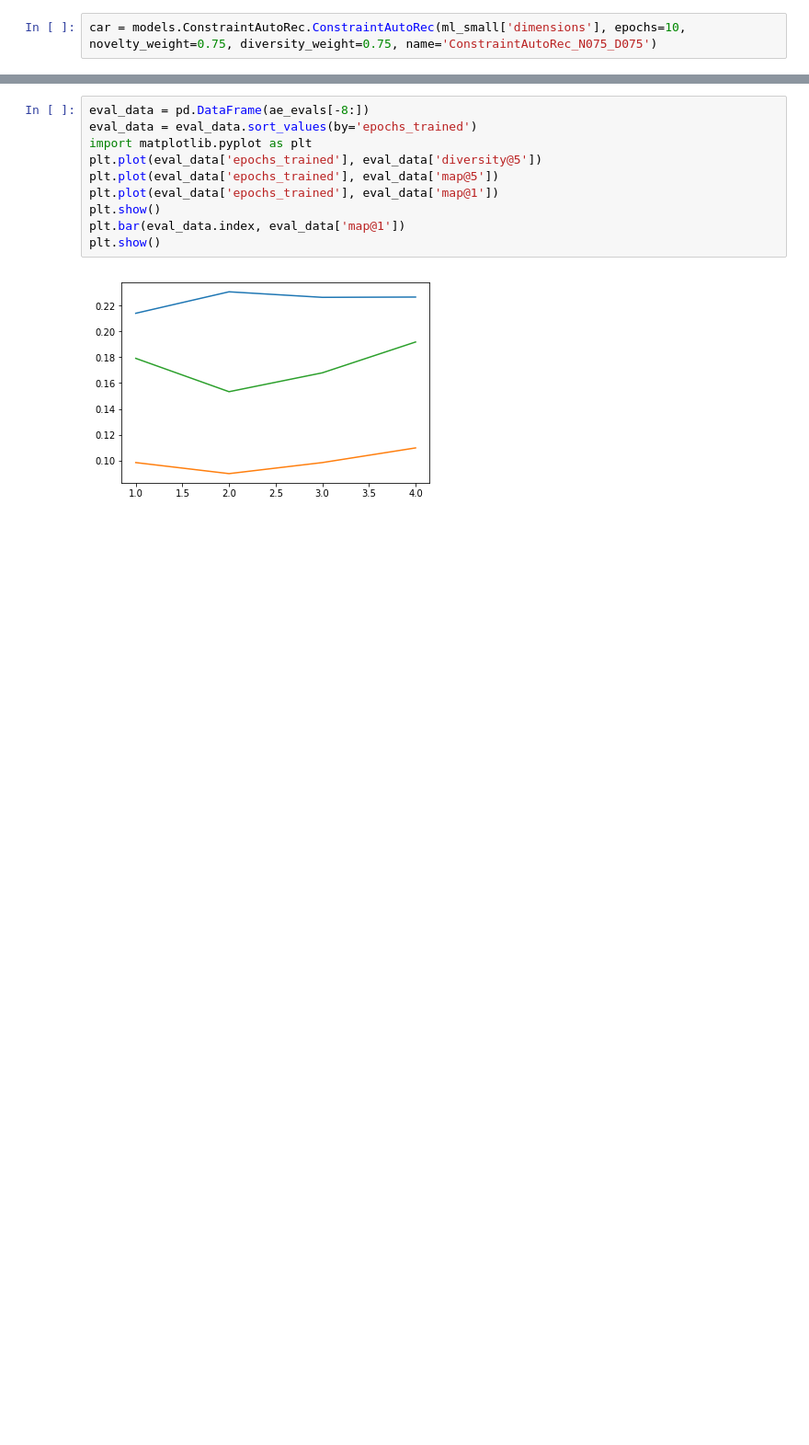
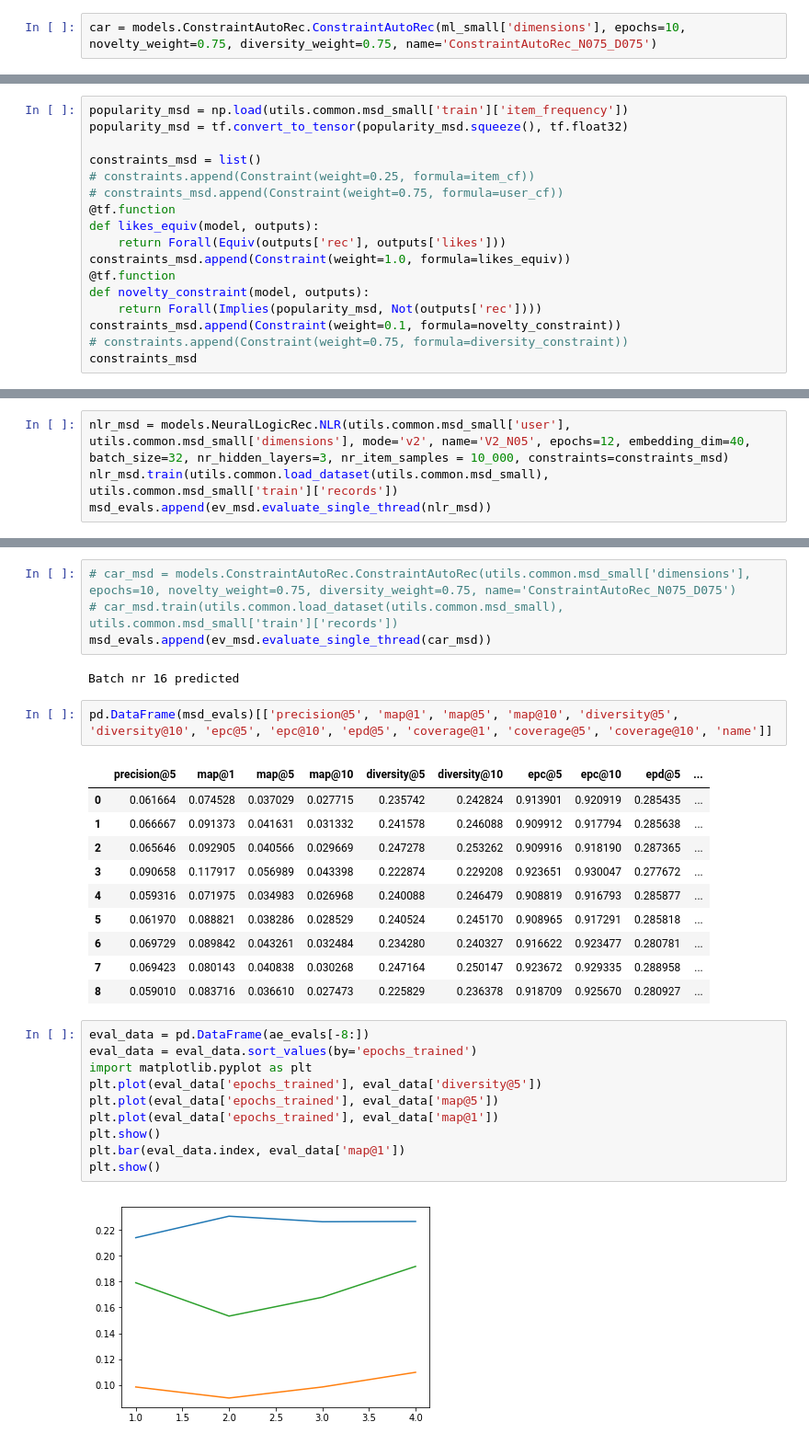
Before and after one commit to HennerM/rs-ml-with-constraints, a Jupyter notebook: Enhance_Neural_Logic_Rec.ipynb, the cells around one changed output, grey strips where cells are left out. Shown at 92% size. Drawn from its saved outputs; the diff is of its cells as text; blank space fills up the shorter version.

```diff
--- a/Enhance_Neural_Logic_Rec.ipynb
+++ b/Enhance_Neural_Logic_Rec.ipynb
@@ -117,0 +119,17 @@ pd.DataFrame(ae_evals)[['precision@5', 'map@1', 'map@5', 'map@10', 'diversity@5'
+# %%
+popularity_msd = np.load(utils.common.msd_small['train']['item_frequency'])
+popularity_msd = tf.convert_to_tensor(popularity_msd.squeeze(), tf.float32)
+
+constraints_msd = list()
+# constraints.append(Constraint(weight=0.25, formula=item_cf))
+# constraints_msd.append(Constraint(weight=0.75, formula=user_cf))
+@tf.function
+def likes_equiv(model, outputs):
+    return Forall(Equiv(outputs['rec'], outputs['likes']))
+constraints_msd.append(Constraint(weight=1.0, formula=likes_equiv))
+@tf.function
+def novelty_constraint(model, outputs):
+    return Forall(Implies(popularity_msd, Not(outputs['rec'])))
+constraints_msd.append(Constraint(weight=0.1, formula=novelty_constraint))
+# constraints.append(Constraint(weight=0.75, formula=diversity_constraint))
+constraints_msd
@@ -117,0 +139,4 @@ pd.DataFrame(ae_evals)[['precision@5', 'map@1', 'map@5', 'map@10', 'diversity@5'
+# %%
+nlr_msd = models.NeuralLogicRec.NLR(utils.common.msd_small['user'], utils.common.msd_small['dimensions'], mode='v2', name='V2_N05', epochs=12, embedding_dim=40, batch_size=32, nr_hidden_layers=3, nr_item_samples = 10_000, constraints=constraints_msd)
+nlr_msd.train(utils.common.load_dataset(utils.common.msd_small), utils.common.msd_small['train']['records'])
+msd_evals.append(ev_msd.evaluate_single_thread(nlr_msd))
@@ -118,3 +157,22 @@ pd.DataFrame(ae_evals)[['precision@5', 'map@1', 'map@5', 'map@10', 'diversity@5'
+# %%
+# car_msd = models.ConstraintAutoRec.ConstraintAutoRec(utils.common.msd_small['dimensions'], epochs=10, novelty_weight=0.75, diversity_weight=0.75, name='ConstraintAutoRec_N075_D075')
+# car_msd.train(utils.common.load_dataset(utils.common.msd_small), utils.common.msd_small['train']['records'])
+msd_evals.append(ev_msd.evaluate_single_thread(car_msd))
+# %% [output]
+Batch nr 16 predicted
+# %%
+pd.DataFrame(msd_evals)[['precision@5', 'map@1', 'map@5', 'map@10', 'diversity@5', 'diversity@10', 'epc@5', 'epc@10', 'epd@5', 'coverage@1', 'coverage@5', 'coverage@10', 'name']]
+# %% [output]
+|  | precision@5 | map@1 | map@5 | map@10 | diversity@5 | diversity@10 | epc@5 | epc@10 | epd@5 | ... |
+| 0 | 0.061664 | 0.074528 | 0.037029 | 0.027715 | 0.235742 | 0.242824 | 0.913901 | 0.920919 | 0.285435 | ... |
+| 1 | 0.066667 | 0.091373 | 0.041631 | 0.031332 | 0.241578 | 0.246088 | 0.909912 | 0.917794 | 0.285638 | ... |
+| 2 | 0.065646 | 0.092905 | 0.040566 | 0.029669 | 0.247278 | 0.253262 | 0.909916 | 0.918190 | 0.287365 | ... |
+| 3 | 0.090658 | 0.117917 | 0.056989 | 0.043398 | 0.222874 | 0.229208 | 0.923651 | 0.930047 | 0.277672 | ... |
+| 4 | 0.059316 | 0.071975 | 0.034983 | 0.026968 | 0.240088 | 0.246479 | 0.908819 | 0.916793 | 0.285877 | ... |
+| 5 | 0.061970 | 0.088821 | 0.038286 | 0.028529 | 0.240524 | 0.245170 | 0.908965 | 0.917291 | 0.285818 | ... |
+| 6 | 0.069729 | 0.089842 | 0.043261 | 0.032484 | 0.234280 | 0.240327 | 0.916622 | 0.923477 | 0.280781 | ... |
+| 7 | 0.069423 | 0.080143 | 0.040838 | 0.030268 | 0.247164 | 0.250147 | 0.923672 | 0.929335 | 0.288958 | ... |
+| 8 | 0.059010 | 0.083716 | 0.036610 | 0.027473 | 0.225829 | 0.236378 | 0.918709 | 0.925670 | 0.280927 | ... |
 # %%
 eval_data = pd.DataFrame(ae_evals[-8:])
 eval_data = eval_data.sort_values(by='epochs_trained')
```
Also changed, not shown: parts of 13 cells of this notebook, 4 other files.
